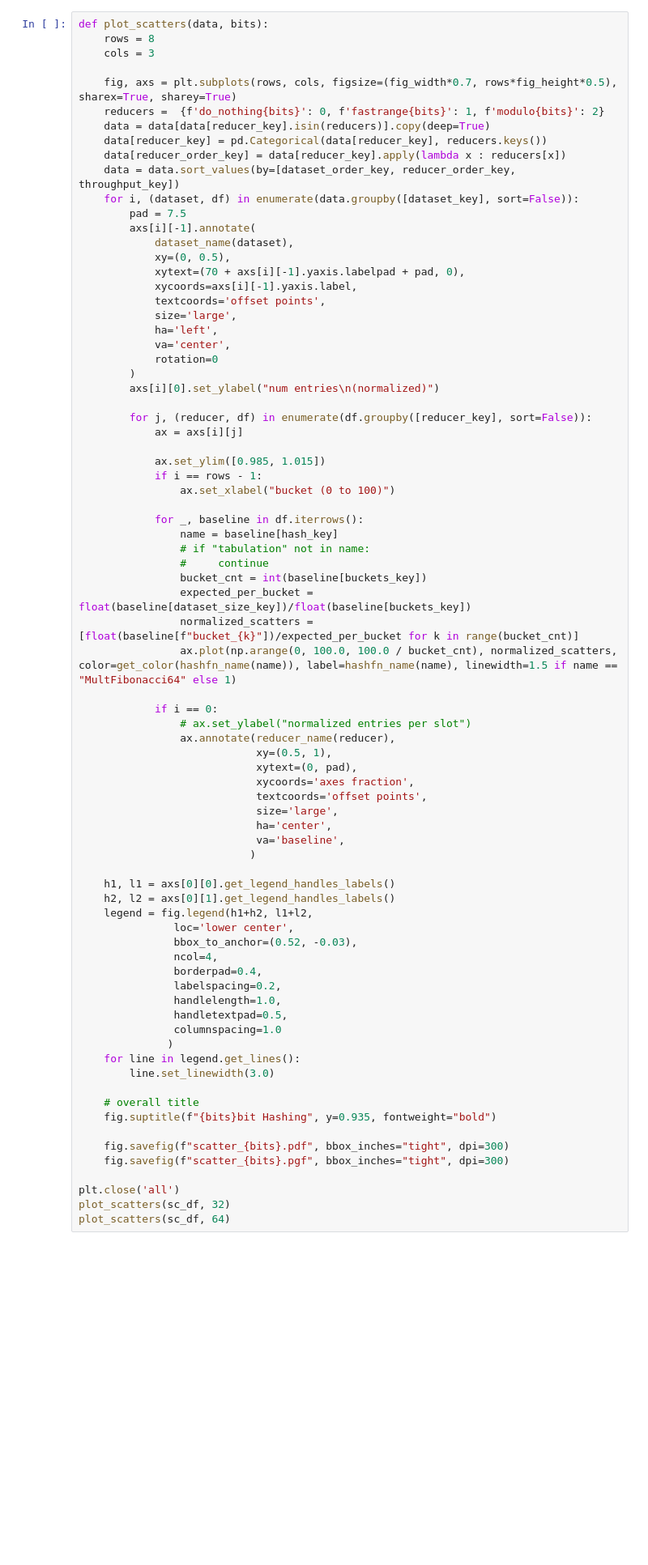
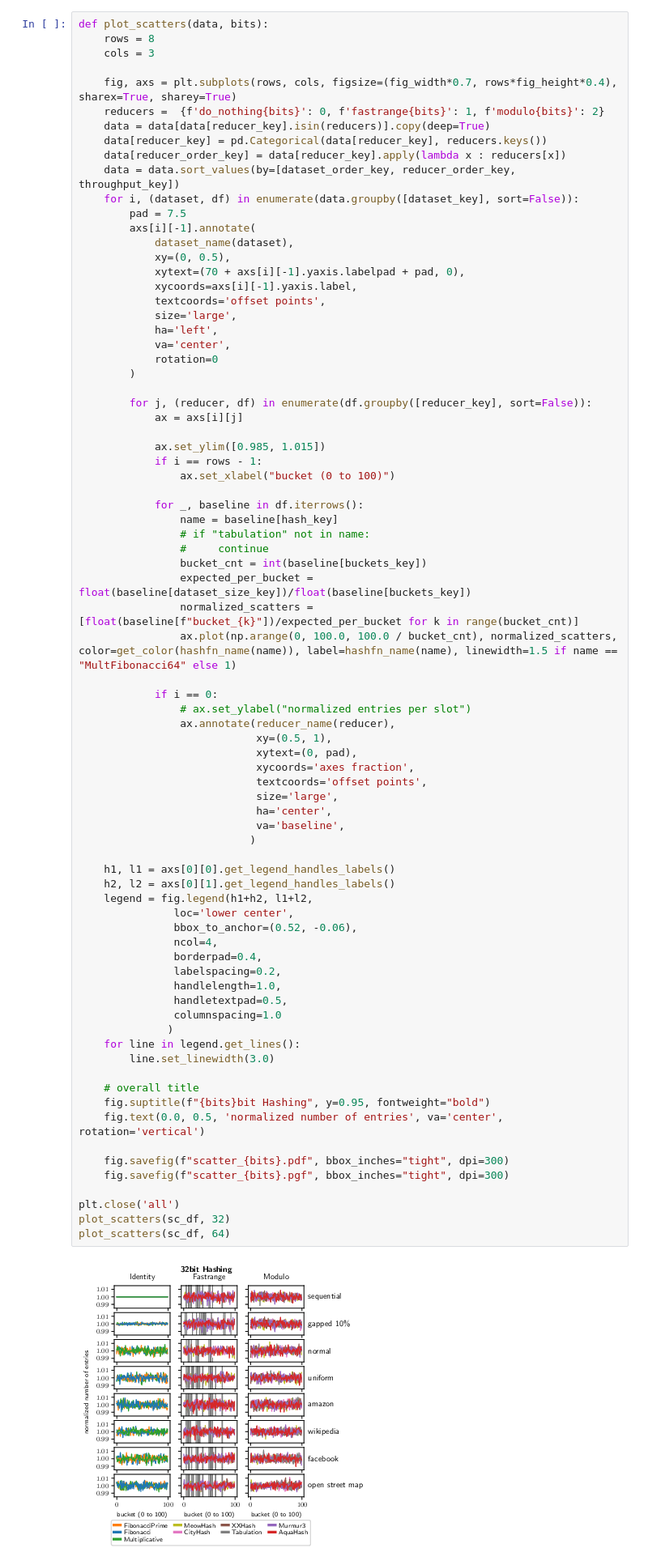
Before and after one commit to DominikHorn/hashing, a Jupyter notebook: results/plots.ipynb, the cells around one changed output. Shown: that part at 81% size. Saved outputs shown, nothing was run; the diff lists cells and outputs as text; blank space fills up the shorter version.

```diff
--- a/results/plots.ipynb
+++ b/results/plots.ipynb
@@ -236,7 +241,7 @@ def plot_scatters(data, bits):
     rows = 8
     cols = 3
 
-    fig, axs = plt.subplots(rows, cols, figsize=(fig_width*0.7, rows*fig_height*0.5), sharex=True, sharey=True)
+    fig, axs = plt.subplots(rows, cols, figsize=(fig_width*0.7, rows*fig_height*0.4), sharex=True, sharey=True)
     reducers =  {f'do_nothing{bits}': 0, f'fastrange{bits}': 1, f'modulo{bits}': 2}
     data = data[data[reducer_key].isin(reducers)].copy(deep=True)
     data[reducer_key] = pd.Categorical(data[reducer_key], reducers.keys())
@@ -255,7 +260,6 @@ def plot_scatters(data, bits):
             va='center',
             rotation=0
         )
-        axs[i][0].set_ylabel("num entries\n(normalized)")
 
         for j, (reducer, df) in enumerate(df.groupby([reducer_key], sort=False)):
             ax = axs[i][j]
@@ -280,32 +284,35 @@ def plot_scatters(data, bits):
                             xytext=(0, pad),
                             xycoords='axes fraction',
                             textcoords='offset points',
                             size='large',
                             ha='center',
                             va='baseline',
                            )
 
     h1, l1 = axs[0][0].get_legend_handles_labels()
     h2, l2 = axs[0][1].get_legend_handles_labels()
     legend = fig.legend(h1+h2, l1+l2,
                loc='lower center',
-               bbox_to_anchor=(0.52, -0.03),
+               bbox_to_anchor=(0.52, -0.06),
                ncol=4,
                borderpad=0.4,
                labelspacing=0.2,
                handlelength=1.0,
                handletextpad=0.5,
                columnspacing=1.0
               )
     for line in legend.get_lines():
         line.set_linewidth(3.0)
 
     # overall title
-    fig.suptitle(f"{bits}bit Hashing", y=0.935, fontweight="bold")
+    fig.suptitle(f"{bits}bit Hashing", y=0.95, fontweight="bold")
+    fig.text(0.0, 0.5, 'normalized number of entries', va='center', rotation='vertical')
 
     fig.savefig(f"scatter_{bits}.pdf", bbox_inches="tight", dpi=300)
     fig.savefig(f"scatter_{bits}.pgf", bbox_inches="tight", dpi=300)
 
 plt.close('all')
 plot_scatters(sc_df, 32)
 plot_scatters(sc_df, 64)
+# %% [output]
+[figure, added]
```
Also changed, not shown: parts of 2 cells of this notebook.
